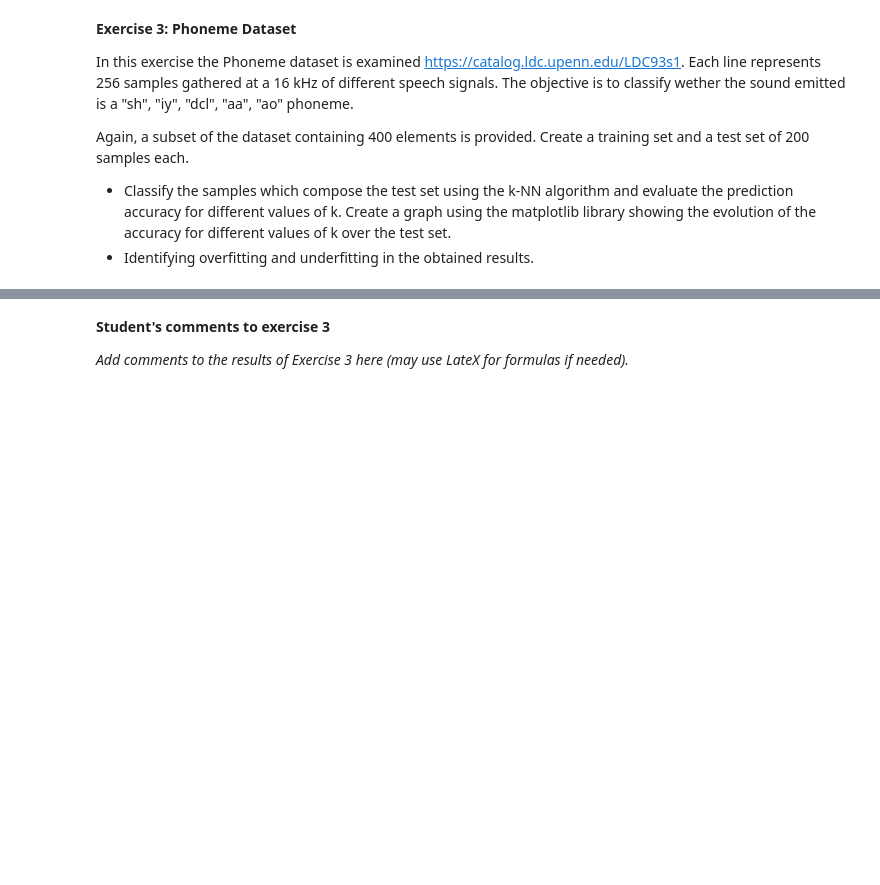
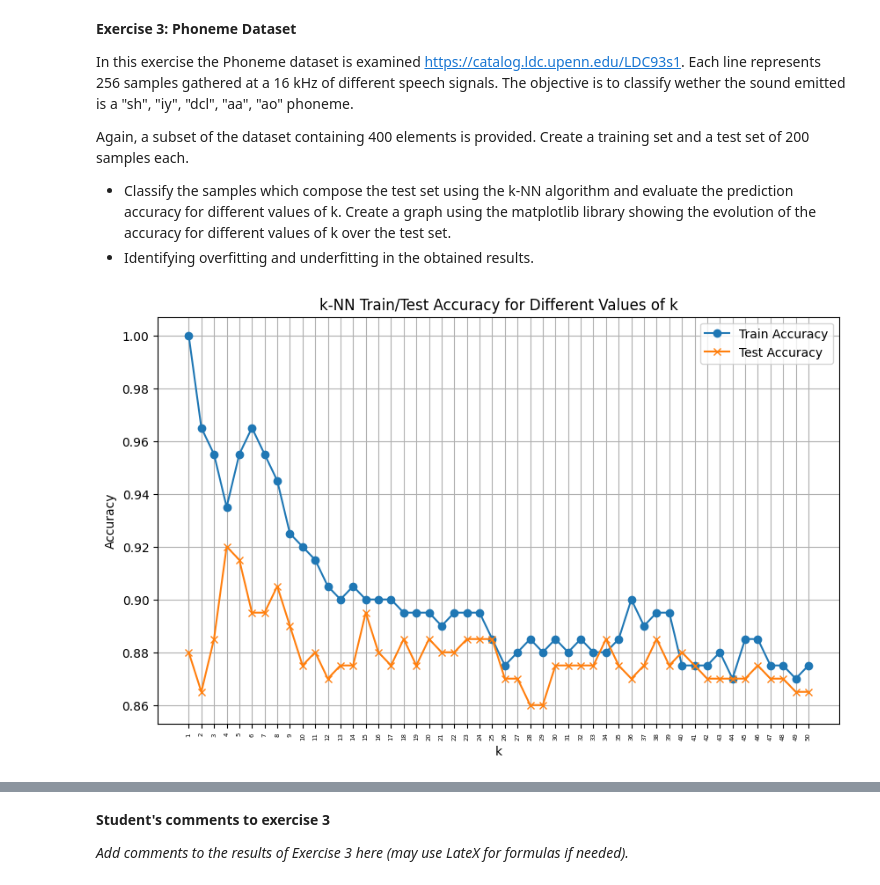
Before and after one commit to A-M-Alizadeh/Statistical-Labs, a Jupyter notebook: Stat Labs/Computer LAB 1/Lab1.ipynb, the cells around one changed output, grey strips where cells are left out. Saved outputs shown, nothing was run; the diff lists cells and outputs as text; code cells hidden in the pictures; blank space fills up the shorter version.

```diff
--- a/Stat Labs/Computer LAB 1/Lab1.ipynb
+++ b/Stat Labs/Computer LAB 1/Lab1.ipynb
@@ -350,57 +350,55 @@ Again, a subset of the dataset containing 400 elements is provided. Create a tra
 # %%
 import numpy as np
 from sklearn.model_selection import train_test_split
-from sklearn.neighbors import KNeighborsClassifier
 import matplotlib.pyplot as plt
 
 
-Dataset3 = h5py.File('C:\\Users\\ASUS\\Desktop\\slnn-lab1\\Lab1_Ex_3.hdf5')
+Dataset3 = h5py.File('Lab1_Ex_3.hdf5')
 
 Data = np.array(Dataset3.get('Dataset'))
-
-
-
-
+np.random.shuffle(Data)
 
 # Assume phoneme_dataset is already loaded with proper format
 # phoneme_dataset = ... # You should load your dataset here
 
 # Split dataset into features and labels
-X = Data[:, :-1]  # all columns except the last one
-y = Data[:, -1]   # last column with labels
+Train_Set = Data[:200, :]
+Test_Set = Data[200:, :]
 
-# Create training and test sets (200 samples each)
-X_train, X_test, y_train, y_test = train_test_split(X, y, test_size=0.5, random_state=42)
-
-# Placeholder for accuracies
-k_values = range(1, 21)  # Test k from 1 to 20
+# Test different values of k
 train_accuracies = []
 test_accuracies = []
+ks = range(1, 51)  # Assuming you want to test k from 1 to 30
+for k in ks:
+    correct_train = 0
+    correct_test = 0
 
-# Test different values of k
-for k in k_values:
-    # Create k-NN classifier with k neighbors
-    knn = KNeighborsClassifier(n_neighbors=k)
+    # Evaluate on training set
+    for sample in Train_Set:
+        predicted_class = k_nn_classifier(sample, Train_Set, k)
+        if predicted_class == sample[-1]:
+            correct_train += 1
 
-    # Train the classifier
-    knn.fit(X_train, y_train)
+    # Evaluate on test set
+    for sample in Test_Set:
+        predicted_class = k_nn_classifier(sample, Train_Set, k)
+        if predicted_class == sample[-1]:
+            correct_test += 1
 
-    # Calculate accuracy on training set
-    train_accuracy = knn.score(X_train, y_train)
-    train_accuracies.append(train_accuracy)
+    train_accuracies.append(correct_train / len(Train_Set))
+    test_accuracies.append(correct_test / len(Test_Set))
 
-    # Calculate accuracy on test set
-    test_accuracy = knn.score(X_test, y_test)
-    test_accuracies.append(test_accuracy)
 
 # Plot the results
 plt.figure(figsize=(10, 6))
-plt.plot(k_values, train_accuracies, label='Train Accuracy', marker='o')
-plt.plot(k_values, test_accuracies, label='Test Accuracy', marker='x')
+plt.plot(ks, train_accuracies, label='Train Accuracy', marker='o')
+plt.plot(ks, test_accuracies, label='Test Accuracy', marker='x')
 plt.title('k-NN Train/Test Accuracy for Different Values of k')
 plt.xlabel('k')
 plt.ylabel('Accuracy')
 plt.legend()
 plt.grid(True)
-plt.xticks(k_values)
+plt.xticks(ks, rotation=90, fontsize=5)
 plt.show()
+# %% [output]
+[figure, added]
```
Also changed, not shown: parts of 1 cell of this notebook.
